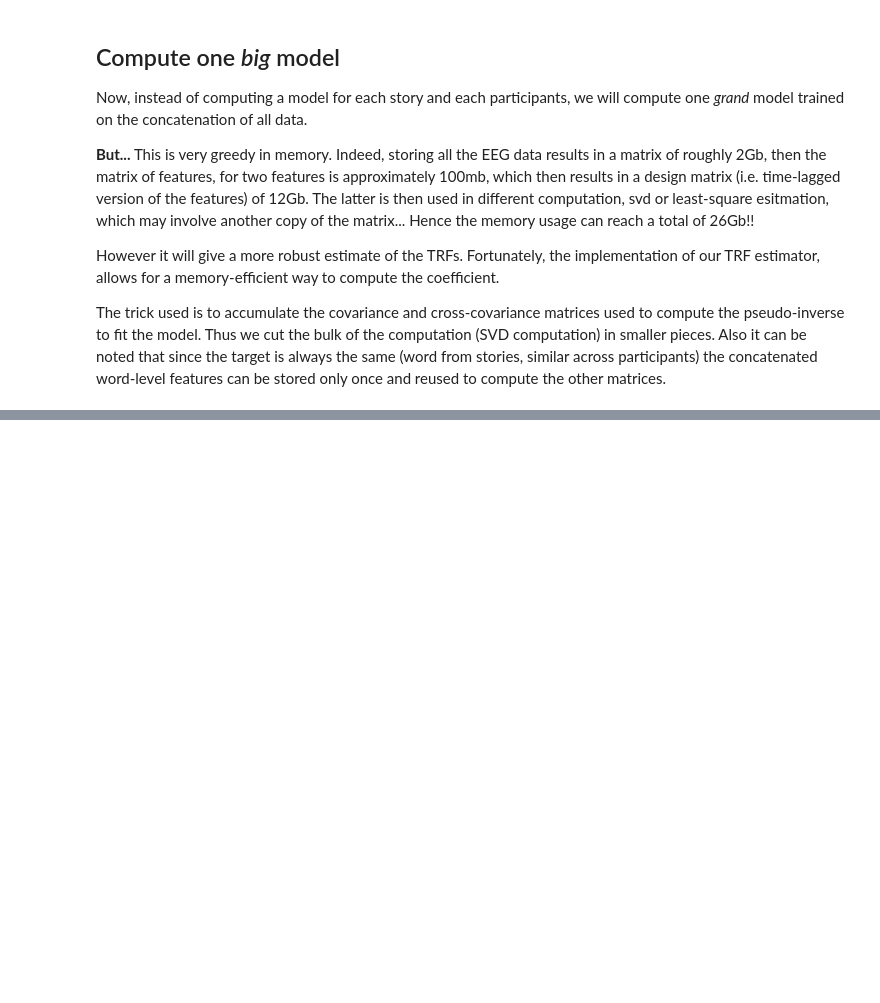
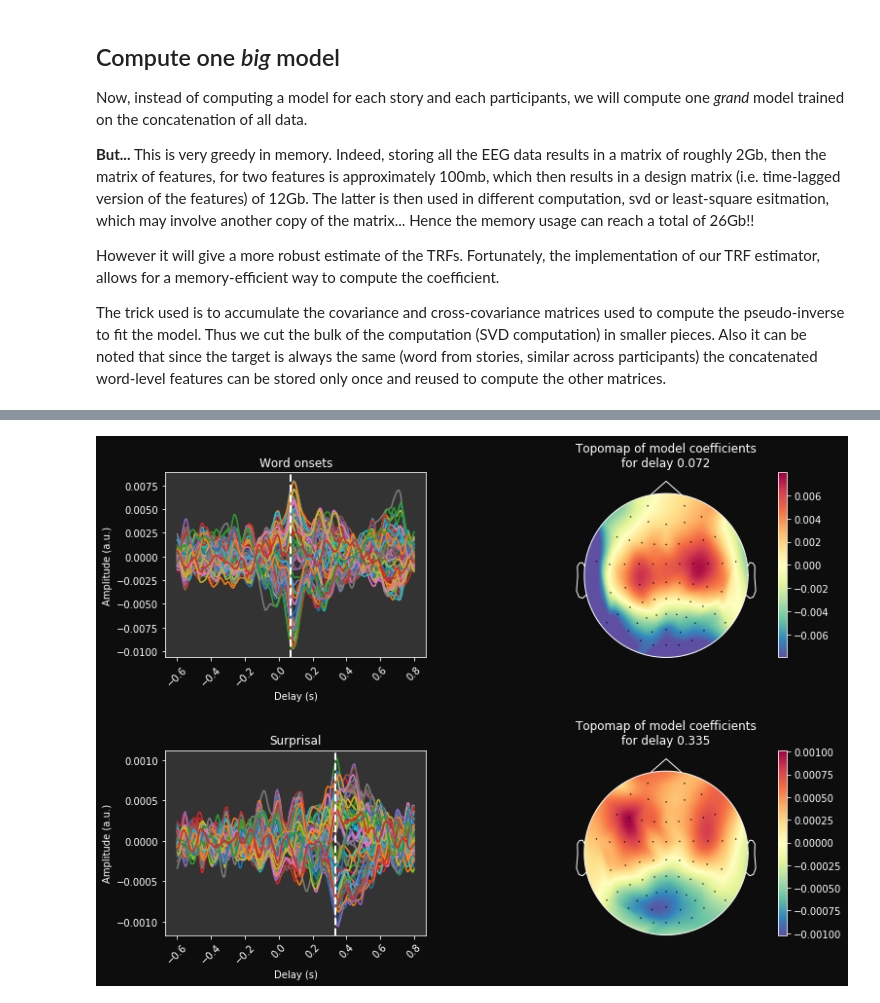
Before and after one commit to Hugo-W/pyEEG, a Jupyter notebook: docs/source/examples/TRF_wordonsets.ipynb, the cells around one changed output, grey strips where cells are left out. Saved outputs shown, nothing was run; the diff lists cells and outputs as text; code cells hidden in the pictures; blank space fills up the shorter version.

```diff
--- a/docs/source/examples/TRF_wordonsets.ipynb
+++ b/docs/source/examples/TRF_wordonsets.ipynb
@@ -326,0 +422,30 @@ np.asarray(Y).shape
+# %%
+grand_avg_coefs = mean_coefs.mean(0)
+cmap='Spectral_r'
+
+# Print mean coefficients across all time delays / channels (see Fig 1 in [1])
+time_plot = [0.072, 0.335]  # For highlighting a specific time.
+fig, ax = plt.subplots(figsize=(12, n_feats * 4), ncols=2, nrows=n_feats, gridspec_kw=dict(wspace=0.5, hspace=.5))
+for k, f_name in enumerate(feat_name):
+    max_coef = grand_avg_coefs[:, k, :].max()
+    #ax[0].pcolormesh(times, ix_chs, mean_coefs, cmap=cmap,
+    #              vmin=-max_coef, vmax=max_coef, shading='gouraud')
+    ax[k, 0].plot(times, grand_avg_coefs[:, k, :].T);
+    ax[k, 0].axvline(time_plot[k], ls='--', color='w', lw=2)
+    ax[k, 0].set(xlabel='Delay (s)', ylabel='Amplitude (a.u.)', title=f_name)
+    plt.setp(ax[k, 0].get_xticklabels(), rotation=45)
+    #mne.viz.tight_layout()
+
+    # Make a topographic map of coefficients for a given delay (see Fig 2C in [1])
+    ix_plot = np.argmin(np.abs(time_plot[k] - times))
+    im, _ = mne.viz.plot_topomap(grand_avg_coefs[:, k, ix_plot], pos=eeg.info, axes=ax[k, 1], show=False, contours=0,
+                         vmin=-max_coef, vmax=max_coef, cmap=cmap, res=100)
+    plt.colorbar(im, ax=ax[k, 1])
+    # Transform head contour in white:
+    lines = ax[k, 1].get_lines()
+    for L in lines:
+        L.set_color('w')
+    ax[k, 1].set(title="Topomap of model coefficients\nfor delay %s" % time_plot[k])
+#mne.viz.tight_layout()
+# %% [output]
+[figure, added]
```
Also changed, not shown: parts of 10 cells of this notebook.
